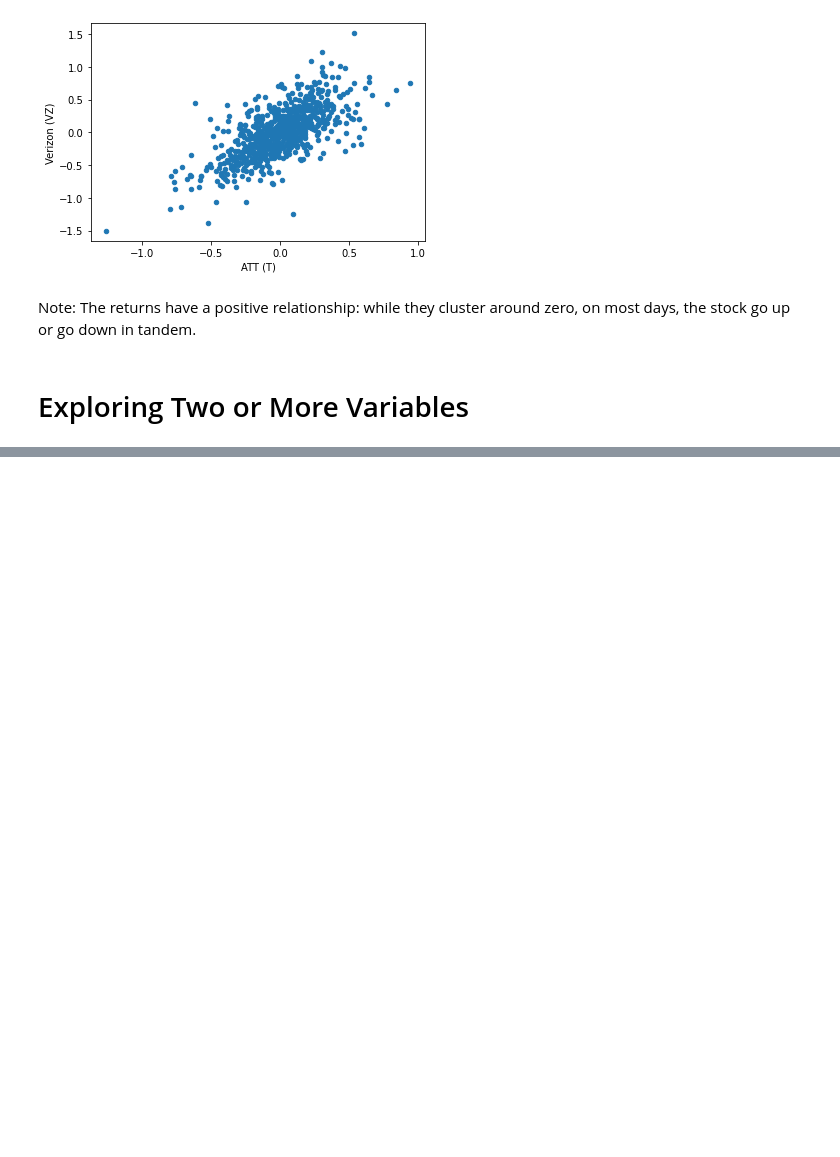
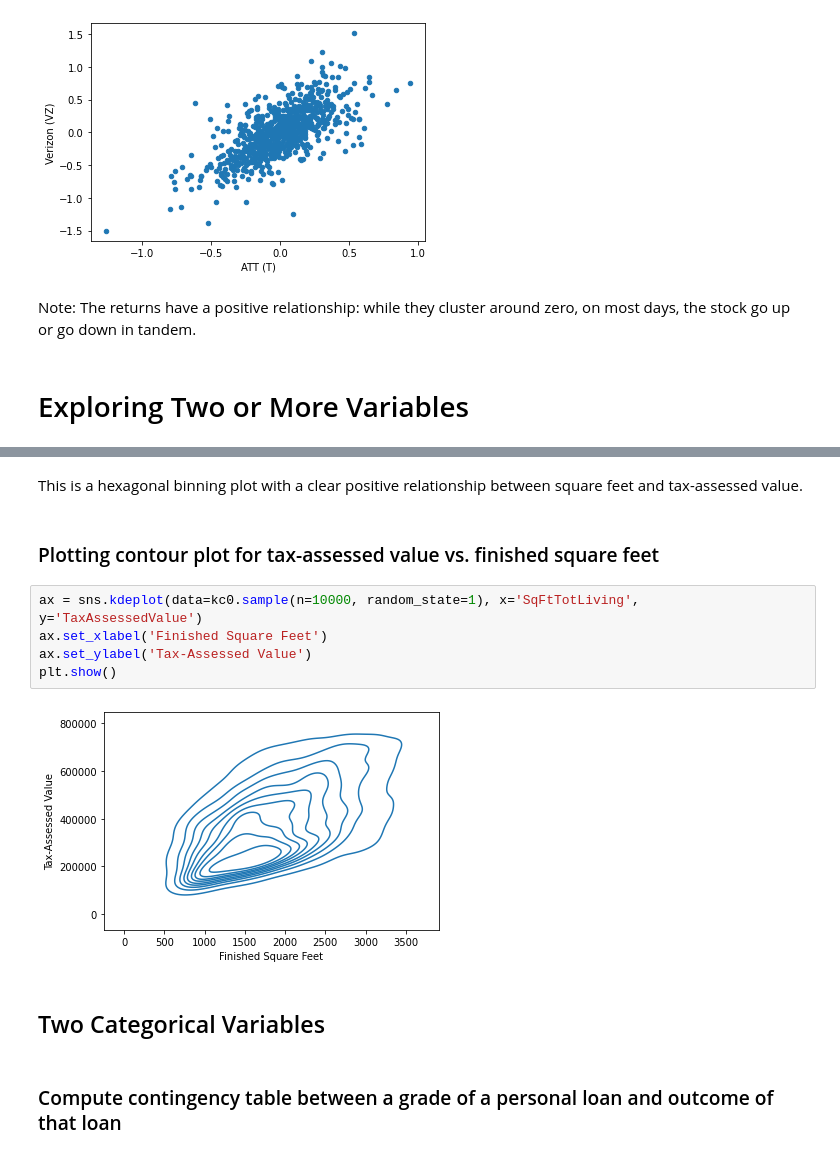
Before and after one commit to beauvilerobed/statistics-for-data-science, a Jupyter notebook: EDA.ipynb, the cells around one changed output, grey strips where cells are left out. Cells and saved outputs as stored; diff of their text form; blank space fills up the shorter version.

```diff
--- a/EDA.ipynb
+++ b/EDA.ipynb
@@ -333,0 +369,15 @@ Note: The returns have a positive relationship: while they cluster around zero,
+# %% [markdown]
+This is a hexagonal binning plot with a clear positive relationship between square feet and tax-assessed value.
+# %% [markdown]
+### Plotting contour plot for tax-assessed value vs. finished square feet
+# %%
+ax = sns.kdeplot(data=kc0.sample(n=10000, random_state=1), x='SqFtTotLiving', y='TaxAssessedValue')
+ax.set_xlabel('Finished Square Feet')
+ax.set_ylabel('Tax-Assessed Value')
+plt.show()
+# %% [output]
+[figure, added]
+# %% [markdown]
+## Two Categorical Variables
+# %% [markdown]
+### Compute contingency table between a grade of a personal loan and outcome of that loan
```
Also changed, not shown: parts of 24 cells of this notebook.
